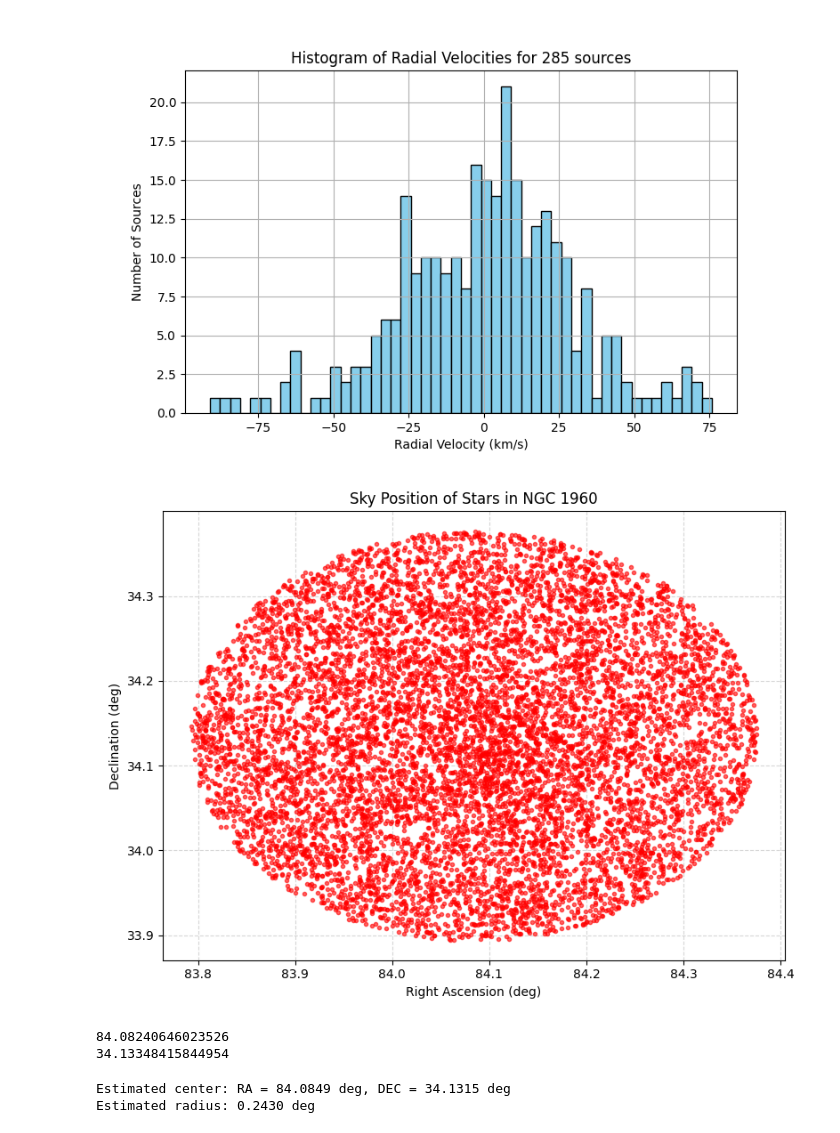
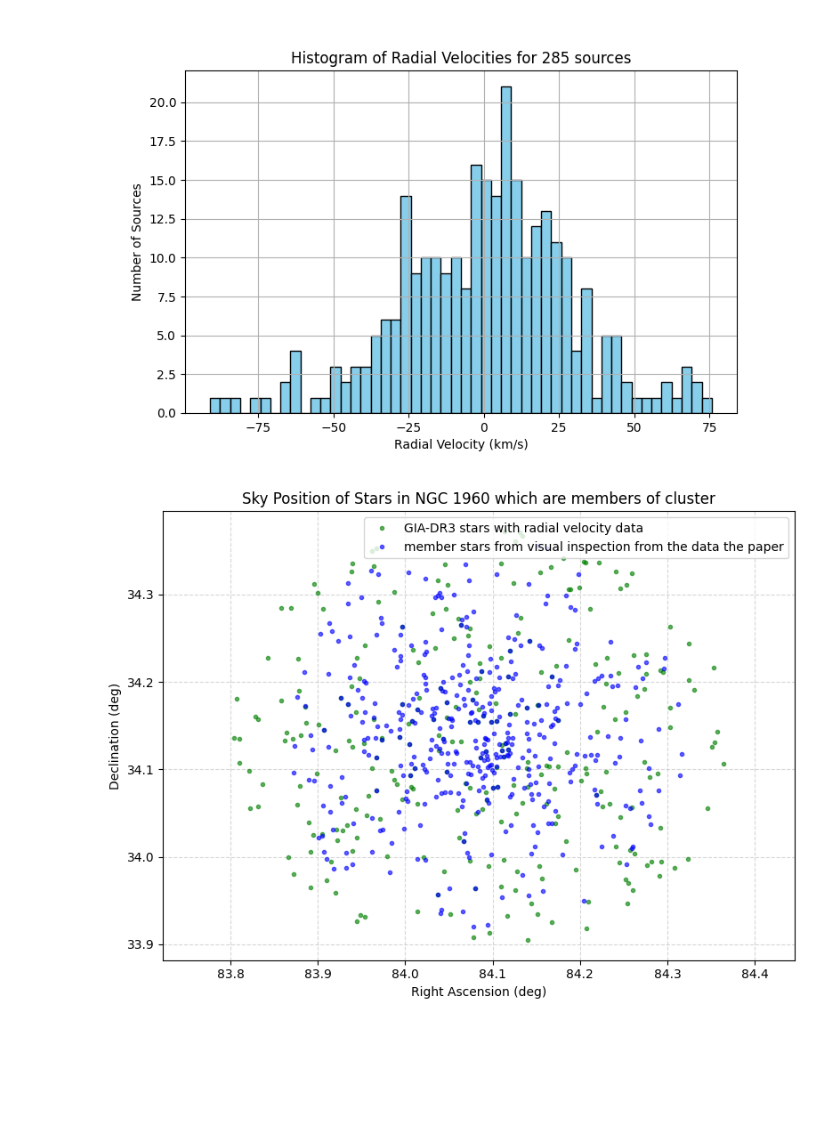
Before and after one commit to pranavkalsi/My-Projects, a Jupyter notebook: NGC_1960.ipynb, the cells around one changed output. Cells and saved outputs as stored; diff of their text form; code cells hidden in the pictures; blank space fills up the shorter version.

```diff
--- a/NGC_1960.ipynb
+++ b/NGC_1960.ipynb
@@ -56,0 +62,2 @@ plt.show()
+# %%
+Df_member=NGC_1960_data[(NGC_1960_data.mu_x>=-0.6) & (NGC_1960_data.mu_x<=0.6) & (NGC_1960_data.mu_y>=-4) & (NGC_1960_data.mu_y<=-3)]
@@ -74,3 +98,6 @@ def dec_to_deg(dec_str):
 # %%
 NGC_1960_data['RA_deg'] = NGC_1960_data['RA'].apply(ra_to_deg)
 NGC_1960_data['DEC_deg'] = NGC_1960_data['DEC'].apply(dec_to_deg)
+# %%
+Df_member['RA_deg'] = Df_member['RA'].apply(ra_to_deg)
+Df_member['DEC_deg'] = Df_member['DEC'].apply(dec_to_deg)
@@ -250,48 +306,17 @@ plt.show()
 [figure]
 # %%
 plt.figure(figsize=(8, 6))
-plt.plot(Df.ra, Df.dec, 'ro', markersize=3, alpha=0.6)
+plt.plot(Df2.ra, Df2.dec, 'go', markersize=3, alpha=0.6, label="GIA-DR3 stars with radial velocity data")
+
+
+plt.plot(Df_member.RA_deg, Df_member.DEC_deg, 'bo', markersize=3, alpha=0.6, label="member stars from visual inspection from the data the paper")
 plt.xlabel('Right Ascension (deg)')
 plt.ylabel('Declination (deg)')
-plt.title('Sky Position of Stars in NGC 1960')
+plt.axis('equal')
+plt.title('Sky Position of Stars in NGC 1960 which are members of cluster')
 plt.grid(True, linestyle='--', alpha=0.5)
+plt.legend()
 plt.tight_layout()
 plt.show()
 # %% [output]
-[figure, old version]
+[figure, new version]
-# %%
-print(np.mean(Df['ra']))
-print(np.mean(Df['dec']))
-# %% [output]
-84.08240646023526
-34.13348415844954
-# %%
-def angular_distance(ra1, dec1, ra2, dec2):
-    """Compute angular distance (in degrees) using spherical law of cosines."""
-    ra1_rad, dec1_rad = np.radians(ra1), np.radians(dec1)
-    ra2_rad, dec2_rad = np.radians(ra2), np.radians(dec2)
-
-    delta_ra = ra2_rad - ra1_rad
-    return np.degrees(np.arccos(
-        np.sin(dec1_rad) * np.sin(dec2_rad) +
-        np.cos(dec1_rad) * np.cos(dec2_rad) * np.cos(delta_ra)
-    ))
-
-# Step 1: Get center coordinates (mean or median)
-RA_center = Df['ra'].median()
-DEC_center = Df['dec'].median()
-
-# Step 2: Compute angular distances from center to each point
-distances = angular_distance(
-    RA_center, DEC_center,
-    NGC_1960_data['RA_deg'], NGC_1960_data['DEC_deg']
-)
-
-# Step 3: Radius is max distance from center
-radius_deg = distances.max()
-
-print(f"Estimated center: RA = {RA_center:.4f} deg, DEC = {DEC_center:.4f} deg")
-print(f"Estimated radius: {radius_deg:.4f} deg")
-# %% [output]
-Estimated center: RA = 84.0849 deg, DEC = 34.1315 deg
-Estimated radius: 0.2430 deg
```
Also changed, not shown: parts of 14 cells of this notebook, 1 other file.
